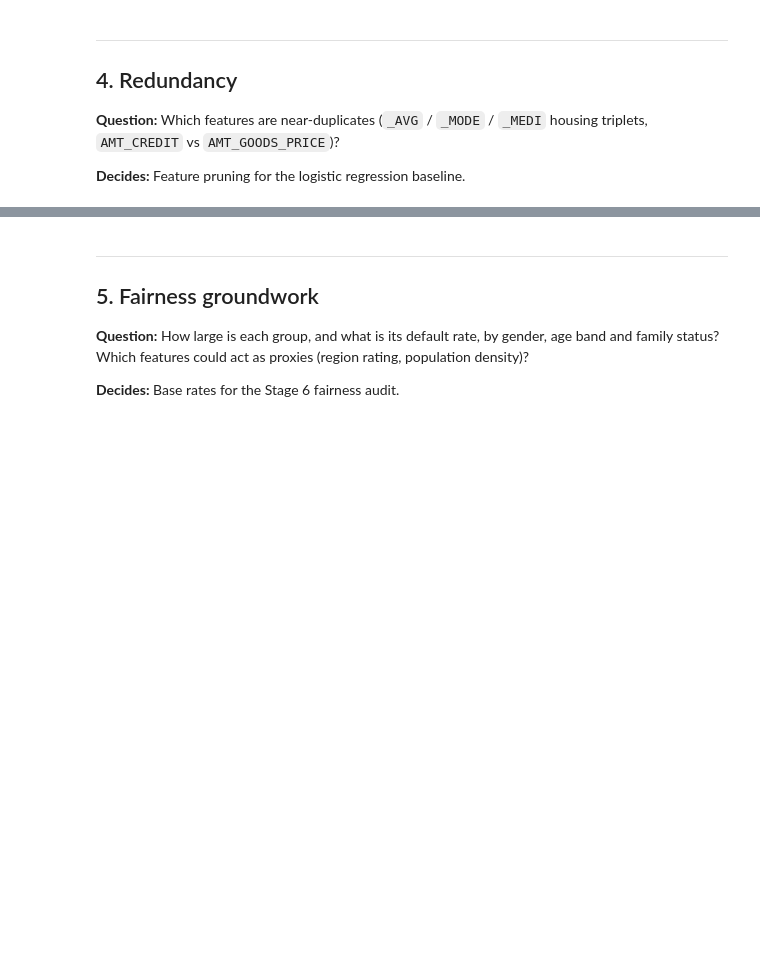
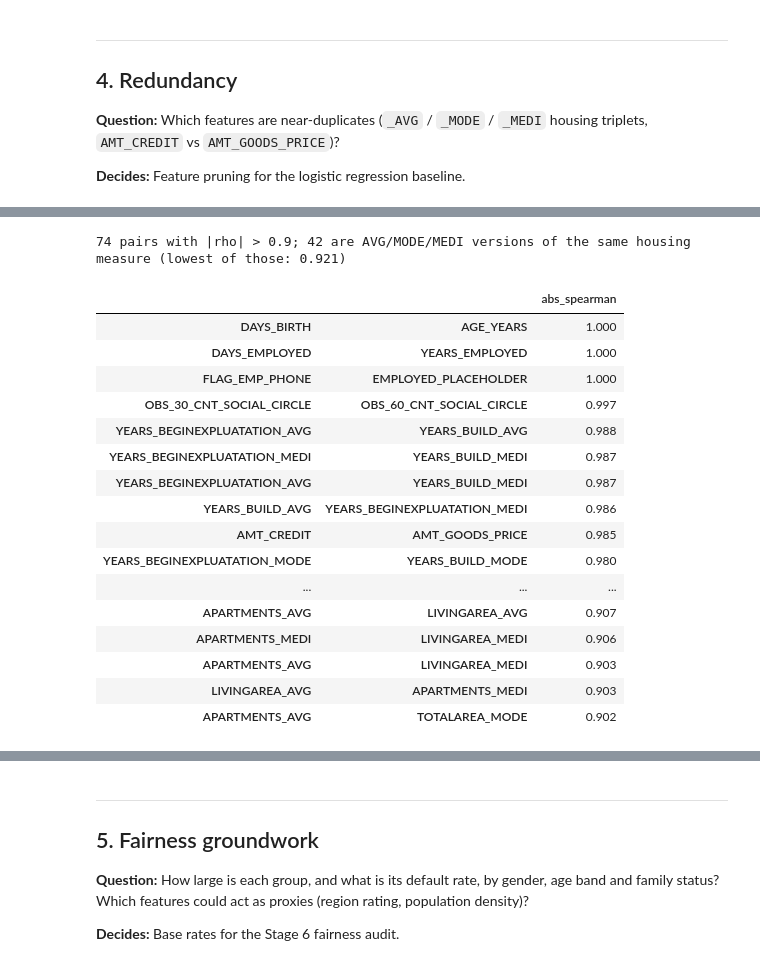
Before and after one commit to ADEdimeji-James/credit-risk-service, a Jupyter notebook: notebooks/01_eda.ipynb, the cells around one changed output, grey strips where cells are left out. Drawn from its saved outputs; the diff is of its cells as text; code cells hidden in the pictures; blank space fills up the shorter version.

```diff
--- a/notebooks/01_eda.ipynb
+++ b/notebooks/01_eda.ipynb
@@ -239,0 +720,5 @@ In test, not in train: []
+# %%
+categorical_features = ["NAME_CONTRACT_TYPE", "NAME_INCOME_TYPE", "NAME_EDUCATION_TYPE"]
+
+for col in categorical_features:
+    display(default_rate_by(train_df, col).sort_values("default_rate").round(4))
@@ -246,0 +815,50 @@ In test, not in train: []
+# %%
+SEED = 42  # fixed seed so the sample, and therefore every number below, is reproducible
+
+numeric_df = (
+    train_df.select_dtypes("number")
+    .drop(columns=["SK_ID_CURR", "TARGET"])  # an ID and the target are not features
+    .sample(n=50_000, random_state=SEED)
+)
+spearman = numeric_df.corr(method="spearman").abs()
+
+# Keep each pair once: the upper triangle, excluding the diagonal (a column with itself = 1).
+upper = np.triu(np.ones(spearman.shape, dtype=bool), k=1)
+pairs = spearman.where(upper).stack().rename("abs_spearman")
+high_pairs = pairs[pairs > 0.9].sort_values(ascending=False)
+
+
+def housing_stem(col: str) -> str | None:
+    """'APARTMENTS_AVG' -> 'APARTMENTS'; None for non-housing columns."""
+    for suffix in ("_AVG", "_MODE", "_MEDI"):
+        if col.endswith(suffix):
+            return col[: -len(suffix)]
+    return None
+
+
+is_triplet = [housing_stem(a) is not None and housing_stem(a) == housing_stem(b) for a, b in high_pairs.index]
+print(f"{len(high_pairs)} pairs with |rho| > 0.9; "
+      f"{sum(is_triplet)} are AVG/MODE/MEDI versions of the same housing measure "
+      f"(lowest of those: {high_pairs[is_triplet].min():.3f})")
+
+# Everything that is NOT a simple housing triplet:
+high_pairs[[not t for t in is_triplet]].round(3).to_frame()
+# %% [output]
+74 pairs with |rho| > 0.9; 42 are AVG/MODE/MEDI versions of the same housing measure (lowest of those: 0.921)
+|  |  | abs_spearman |
+| DAYS_BIRTH | AGE_YEARS | 1.000 |
+| DAYS_EMPLOYED | YEARS_EMPLOYED | 1.000 |
+| FLAG_EMP_PHONE | EMPLOYED_PLACEHOLDER | 1.000 |
+| OBS_30_CNT_SOCIAL_CIRCLE | OBS_60_CNT_SOCIAL_CIRCLE | 0.997 |
+| YEARS_BEGINEXPLUATATION_AVG | YEARS_BUILD_AVG | 0.988 |
+| YEARS_BEGINEXPLUATATION_MEDI | YEARS_BUILD_MEDI | 0.987 |
+| YEARS_BEGINEXPLUATATION_AVG | YEARS_BUILD_MEDI | 0.987 |
+| YEARS_BUILD_AVG | YEARS_BEGINEXPLUATATION_MEDI | 0.986 |
+| AMT_CREDIT | AMT_GOODS_PRICE | 0.985 |
+| YEARS_BEGINEXPLUATATION_MODE | YEARS_BUILD_MODE | 0.980 |
+| ... | ... | ... |
+| APARTMENTS_AVG | LIVINGAREA_AVG | 0.907 |
+| APARTMENTS_MEDI | LIVINGAREA_MEDI | 0.906 |
+| APARTMENTS_AVG | LIVINGAREA_MEDI | 0.903 |
+| LIVINGAREA_AVG | APARTMENTS_MEDI | 0.903 |
+| APARTMENTS_AVG | TOTALAREA_MODE | 0.902 |
```
Also changed, not shown: parts of 60 cells of this notebook.
